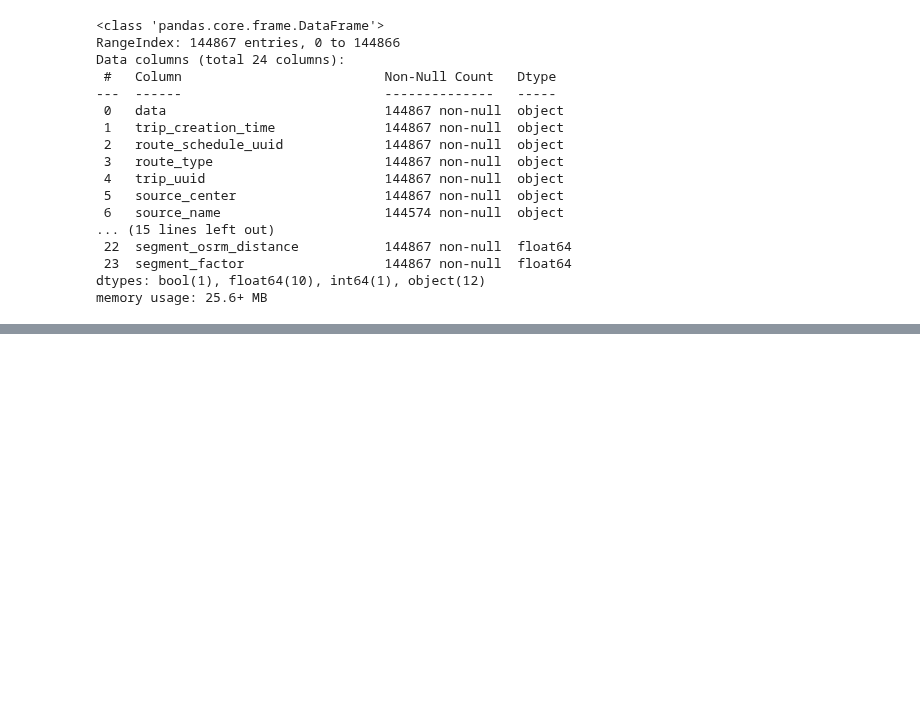
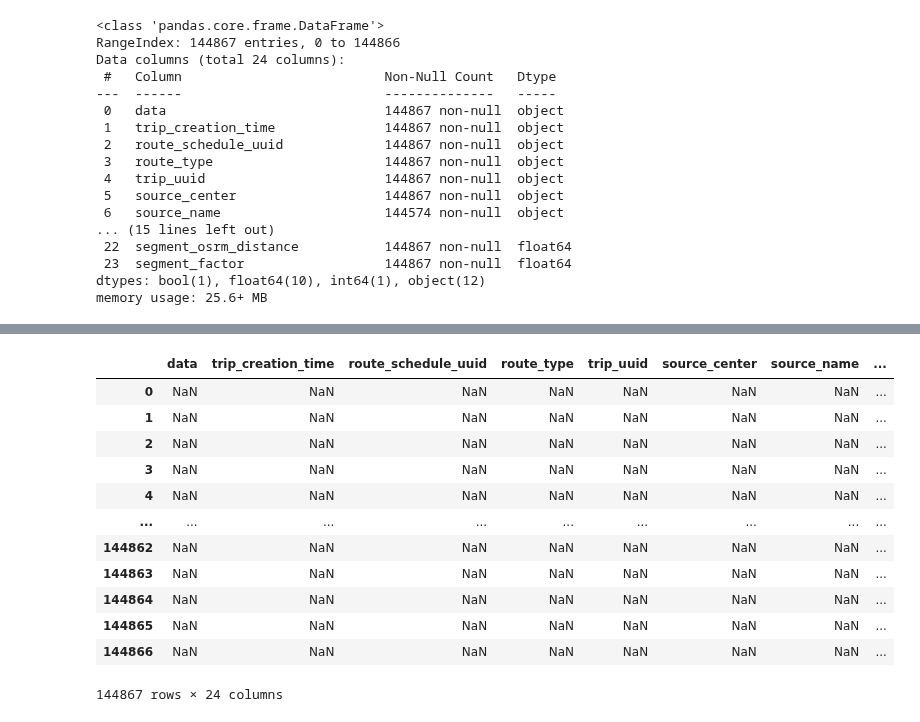
Before and after one commit to muthuganeshece/Business-Case-Study, a Jupyter notebook: Delhivery/Notebook/Delhivery_FeatureEngineering.ipynb, the cells around one changed output, grey strips where cells are left out. Saved outputs shown, nothing was run; the diff lists cells and outputs as text; code cells hidden in the pictures; blank space fills up the shorter version.

```diff
--- a/Delhivery/Notebook/Delhivery_FeatureEngineering.ipynb
+++ b/Delhivery/Notebook/Delhivery_FeatureEngineering.ipynb
@@ -37,0 +78,16 @@ memory usage: 25.6+ MB
+# %%
+data[data.isnull()]
+# %% [output]
+|  | data | trip_creation_time | route_schedule_uuid | route_type | trip_uuid | source_center | source_name | ... |
+| 0 | NaN | NaN | NaN | NaN | NaN | NaN | NaN | ... |
+| 1 | NaN | NaN | NaN | NaN | NaN | NaN | NaN | ... |
+| 2 | NaN | NaN | NaN | NaN | NaN | NaN | NaN | ... |
+| 3 | NaN | NaN | NaN | NaN | NaN | NaN | NaN | ... |
+| 4 | NaN | NaN | NaN | NaN | NaN | NaN | NaN | ... |
+| ... | ... | ... | ... | ... | ... | ... | ... | ... |
+| 144862 | NaN | NaN | NaN | NaN | NaN | NaN | NaN | ... |
+| 144863 | NaN | NaN | NaN | NaN | NaN | NaN | NaN | ... |
+| 144864 | NaN | NaN | NaN | NaN | NaN | NaN | NaN | ... |
+| 144865 | NaN | NaN | NaN | NaN | NaN | NaN | NaN | ... |
+| 144866 | NaN | NaN | NaN | NaN | NaN | NaN | NaN | ... |
+144867 rows × 24 columns
```
Also changed, not shown: parts of 17 cells of this notebook.
